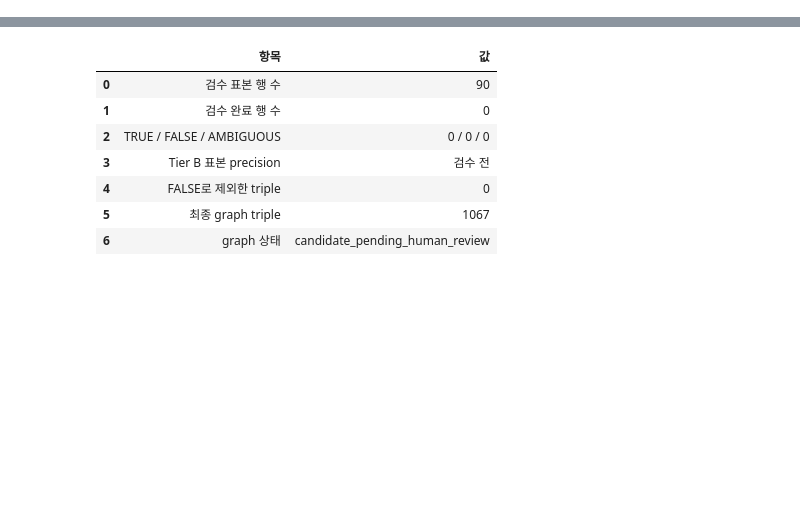
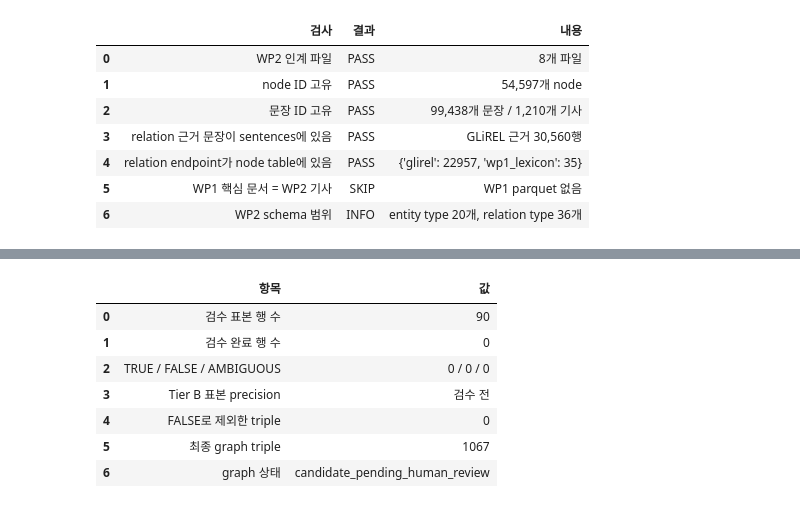
Before and after one commit to jihyeon26/2026-09-CLT-computational_language, a Jupyter notebook: notebooks/stage1_wp3_open_models_contract.ipynb, the cells around one changed output, grey strips where cells are left out. Drawn from its saved outputs; the diff is of its cells as text; code cells hidden in the pictures; blank space fills up the shorter version.

```diff
--- a/notebooks/stage1_wp3_open_models_contract.ipynb
+++ b/notebooks/stage1_wp3_open_models_contract.ipynb
@@ -187,20 +0,0 @@ contract_version: wp2-to-wp3-draft-v1
-# %%
-wp1_core = pd.read_parquet(
-    WP1_PROCESSED_DIR / "open_models_core.parquet",
-    columns=["doc_id", "date", "title", "url"],
-)
-wp1_doc_ids = set(wp1_core["doc_id"].astype(str))
-wp2_doc_ids = set(text_units["document_id"].astype(str))
-
-lineage_check = pd.DataFrame(
-    [
-        ("WP1 핵심 문서 수", len(wp1_doc_ids)),
-        ("WP2 문장 데이터에 포함된 문서 수", len(wp2_doc_ids)),
-        ("WP2에서 누락된 WP1 문서 수", len(wp1_doc_ids - wp2_doc_ids)),
-        ("WP1에 없지만 WP2에 추가된 문서 수", len(wp2_doc_ids - wp1_doc_ids)),
-    ],
-    columns=["검사항목", "개수"],
-)
-display(lineage_check)
-
-assert wp1_doc_ids == wp2_doc_ids
@@ -1137,0 +117,52 @@ AI가 작성한 판정 초안은 이 계산에 사용하지 않는다.
+# %%
+WP2_FILES = ["nodes.csv", "nodes_quarterly.csv", "entity_mentions.csv", "sentences.csv", "edges_relations.csv",
+             "relations_evidence.csv", "edges_cooccurrence.csv", "schema.json"]
+missing_files = [name for name in WP2_FILES if not (WP2_INPUT_DIR / name).exists()]
+assert not missing_files, f"WP2 파일이 없습니다: {missing_files}"
+
+wp2_nodes = pd.read_csv(WP2_INPUT_DIR / "nodes.csv", keep_default_na=False, na_values=[""])
+wp2_edges = pd.read_csv(WP2_INPUT_DIR / "edges_relations.csv")
+wp2_evidence = pd.read_csv(WP2_INPUT_DIR / "relations_evidence.csv")
+wp2_cooccurrence = pd.read_csv(WP2_INPUT_DIR / "edges_cooccurrence.csv")
+nodes_quarterly = pd.read_csv(WP2_INPUT_DIR / "nodes_quarterly.csv")
+sentences = pd.read_csv(WP2_INPUT_DIR / "sentences.csv")
+wp2_schema = json.loads((WP2_INPUT_DIR / "schema.json").read_text(encoding="utf-8"))
+
+glirel_evidence = wp2_evidence[wp2_evidence["source"] == "glirel"]
+sentence_keys = set(zip(sentences["doc_id"], sentences["sentence_id"]))
+evidence_keys = set(zip(glirel_evidence["doc_id"], glirel_evidence["sentence_id"].astype(int)))
+node_ids = set(wp2_nodes["entity_id"])
+endpoints = set(wp2_evidence["head_id"]) | set(wp2_evidence["tail_id"])
+if WP1_CORE_PATH.exists():
+    wp1_doc_ids = set(pd.read_parquet(WP1_CORE_PATH, columns=["doc_id"])["doc_id"])
+    lineage = ("PASS" if wp1_doc_ids == set(sentences["doc_id"]) else "FAIL", f"WP1 {len(wp1_doc_ids):,}개 문서")
+else:
+    lineage = ("SKIP", "WP1 parquet 없음")
+
+input_checks = pd.DataFrame(
+    [
+        ("WP2 인계 파일", "PASS", f"{len(WP2_FILES)}개 파일"),
+        ("node ID 고유", "PASS" if wp2_nodes["entity_id"].is_unique else "FAIL", f"{len(wp2_nodes):,}개 node"),
+        ("문장 ID 고유", "PASS" if len(sentence_keys) == len(sentences) else "FAIL",
+         f"{len(sentences):,}개 문장 / {sentences['doc_id'].nunique():,}개 기사"),
+        ("relation 근거 문장이 sentences에 있음", "PASS" if evidence_keys <= sentence_keys else "FAIL",
+         f"GLiREL 근거 {len(glirel_evidence):,}행"),
+        ("relation endpoint가 node table에 있음", "PASS" if endpoints <= node_ids else "FAIL",
+         f"{wp2_edges['source'].value_counts().to_dict()}"),
+        ("WP1 핵심 문서 = WP2 기사", *lineage),
+        ("WP2 schema 범위", "INFO", f"entity type {len(wp2_schema['node']['entity_types'])}개, "
+         f"relation type {len(wp2_schema['edges']['relation']['types'])}개"),
+    ],
+    columns=["검사", "결과", "내용"],
+)
+display(input_checks)
+assert not input_checks["결과"].eq("FAIL").any()
+# %% [output]
+|  | 검사 | 결과 | 내용 |
+| 0 | WP2 인계 파일 | PASS | 8개 파일 |
+| 1 | node ID 고유 | PASS | 54,597개 node |
+| 2 | 문장 ID 고유 | PASS | 99,438개 문장 / 1,210개 기사 |
+| 3 | relation 근거 문장이 sentences에 있음 | PASS | GLiREL 근거 30,560행 |
+| 4 | relation endpoint가 node table에 있음 | PASS | {'glirel': 22957, 'wp1_lexicon': 35} |
+| 5 | WP1 핵심 문서 = WP2 기사 | SKIP | WP1 parquet 없음 |
+| 6 | WP2 schema 범위 | INFO | entity type 20개, relation type 36개 |
```
Also changed, not shown: parts of 94 cells of this notebook, 6 other files.
